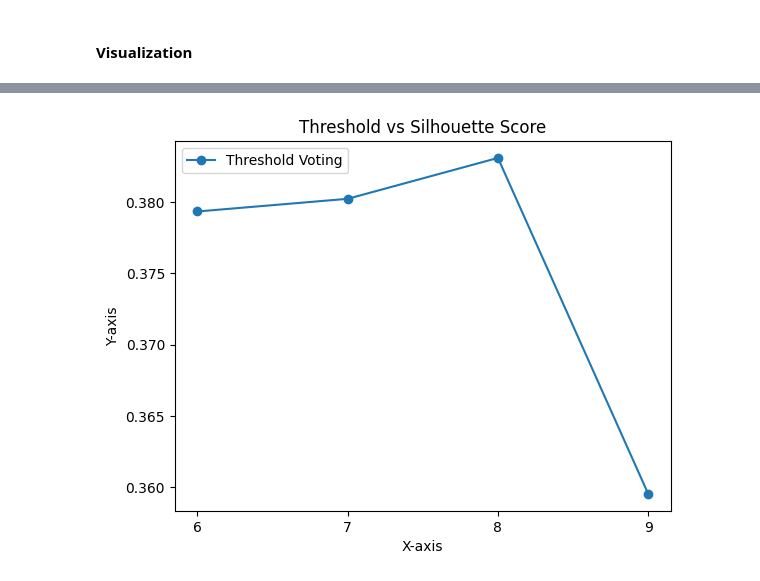
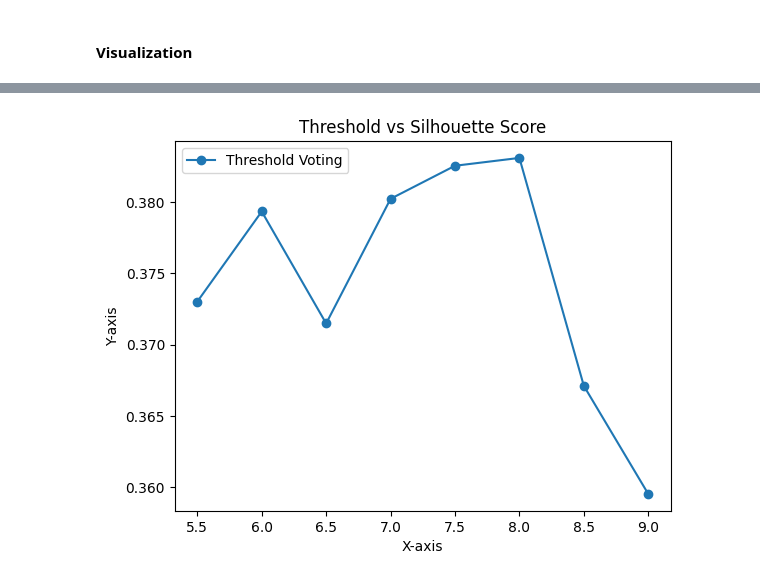
Before and after one commit to ankita-banerjee20/Cluster-Ensemble, a Jupyter notebook: breast_cancer.ipynb, the cells around one changed output, grey strips where cells are left out. Drawn from its saved outputs; the diff is of its cells as text; code cells hidden in the pictures.

```diff
--- a/breast_cancer.ipynb
+++ b/breast_cancer.ipynb
@@ -331,14 +333,13 @@ Silhouette Scores: [0.38293612192303433, 0.3595295109041761, 0.15222489374040596
 # %%
-x = [6, 7, 8, 9]
-y = [0.3793469512324584, 0.380236067831279, 0.383105880847981, 0.3595295109041761]
+x = [5.5, 6, 6.5, 7, 7.5, 8, 8.5, 9]
+y = [0.3730257867357196, 0.3793469512324584, 0.37149019097868724, 0.380236067831279, 0.382555495485319, 0.383105880847981, 0.3671157379036127, 0.3595295109041761]
 
 plt.plot(x, y, marker='o', label='Threshold Voting')
-plt.xticks([6, 7, 8, 9])
 
 plt.title('Threshold vs Silhouette Score')
 plt.xlabel('X-axis')
 plt.ylabel('Y-axis')
 plt.legend()
 plt.show()
 # %% [output]
-[figure, old version]
+[figure, new version]
```
Also changed, not shown: parts of 12 cells of this notebook, 5 other files.
